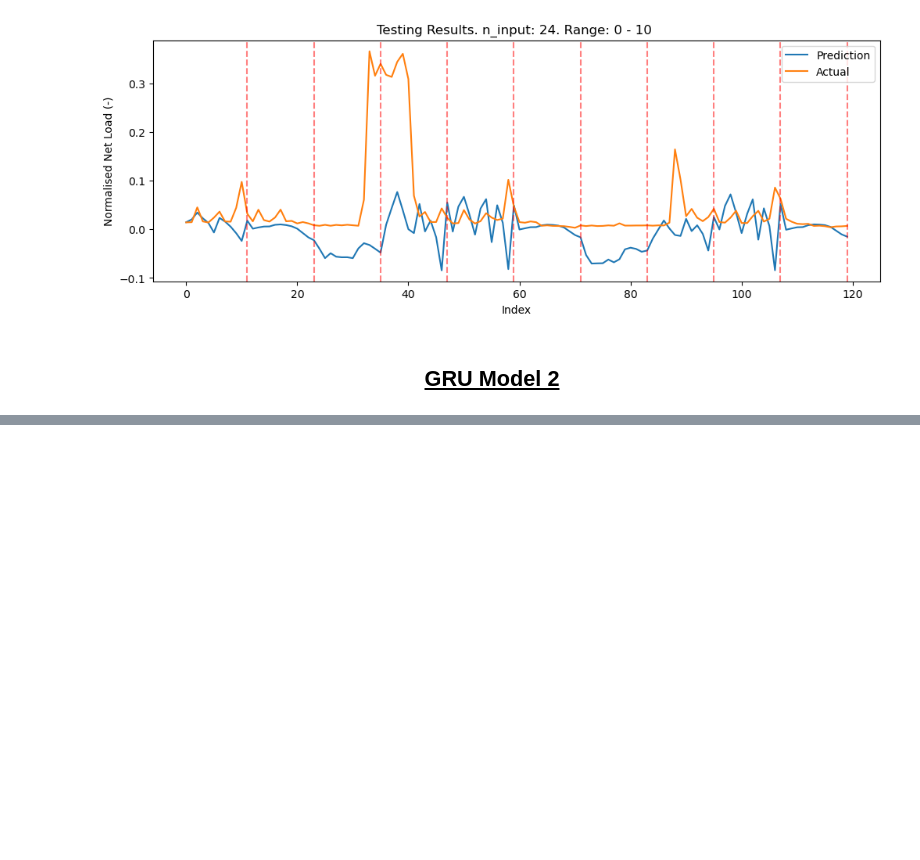
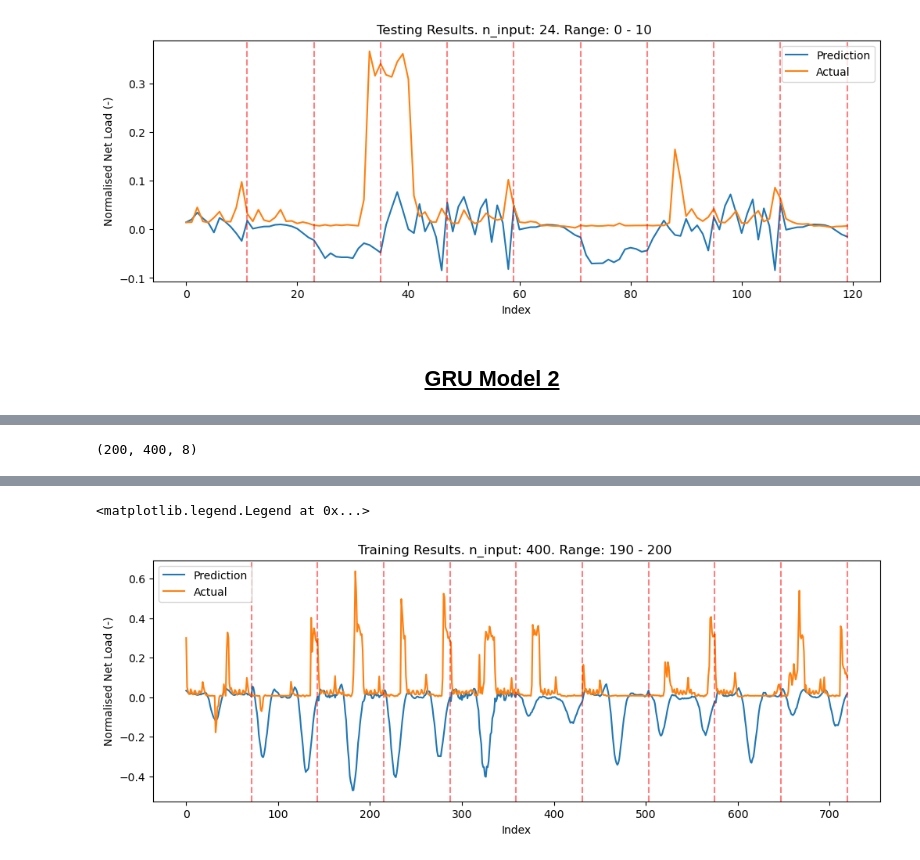
Before and after one commit to dguiraldes/aml_project, a Jupyter notebook: Adri_GRU_6_multivariate.ipynb, the cells around one changed output, grey strips where cells are left out. Cells and saved outputs as stored; diff of their text form; code cells hidden in the pictures; blank space fills up the shorter version.

```diff
--- a/Adri_GRU_6_multivariate.ipynb
+++ b/Adri_GRU_6_multivariate.ipynb
@@ -427,0 +516,3 @@ plt.legend()
+# %%
+X_train_input = X_train[::n_output]
+y_train_input = y_train[::n_output]
@@ -427,0 +535,33 @@ plt.legend()
+# %%
+X_train_input.shape
+# %% [output]
+(200, 400, 8)
+# %%
+start_section = 190
+end_section = 200
+diff = end_section-start_section
+
+
+predictions = []
+
+for i in X_train_input[start_section:end_section]:
+    i_reshaped = i.reshape(1, n_input, n_features)
+    prediction = model2.predict(i_reshaped)
+
+    prediction_list = list(prediction[0])
+    predictions.append(prediction_list)
+
+plt.figure(figsize=(12,4))
+plt.title(f"Training Results. n_input: {n_input}. Range: {start_section} - {end_section} ")
+plt.plot(np.array(predictions).flatten(), label='Prediction')
+plt.plot(y_train_input[start_section:end_section].flatten(), label = 'Actual')
+plt.xlabel('Index')
+plt.ylabel('Normalised Net Load (-)')
+
+xcoords = [(i*n_output)-1+n_output for i in range(diff)]
+for xc in xcoords:
+    plt.axvline(x=xc, color='red', linestyle='--', alpha=0.5)
+
+
+plt.legend()
+# %% [output]
@@ -427,0 +578,2 @@ plt.legend()
+<matplotlib.legend.Legend at 0x...>
+[figure, added]
```
Also changed, not shown: parts of 22 cells of this notebook.
